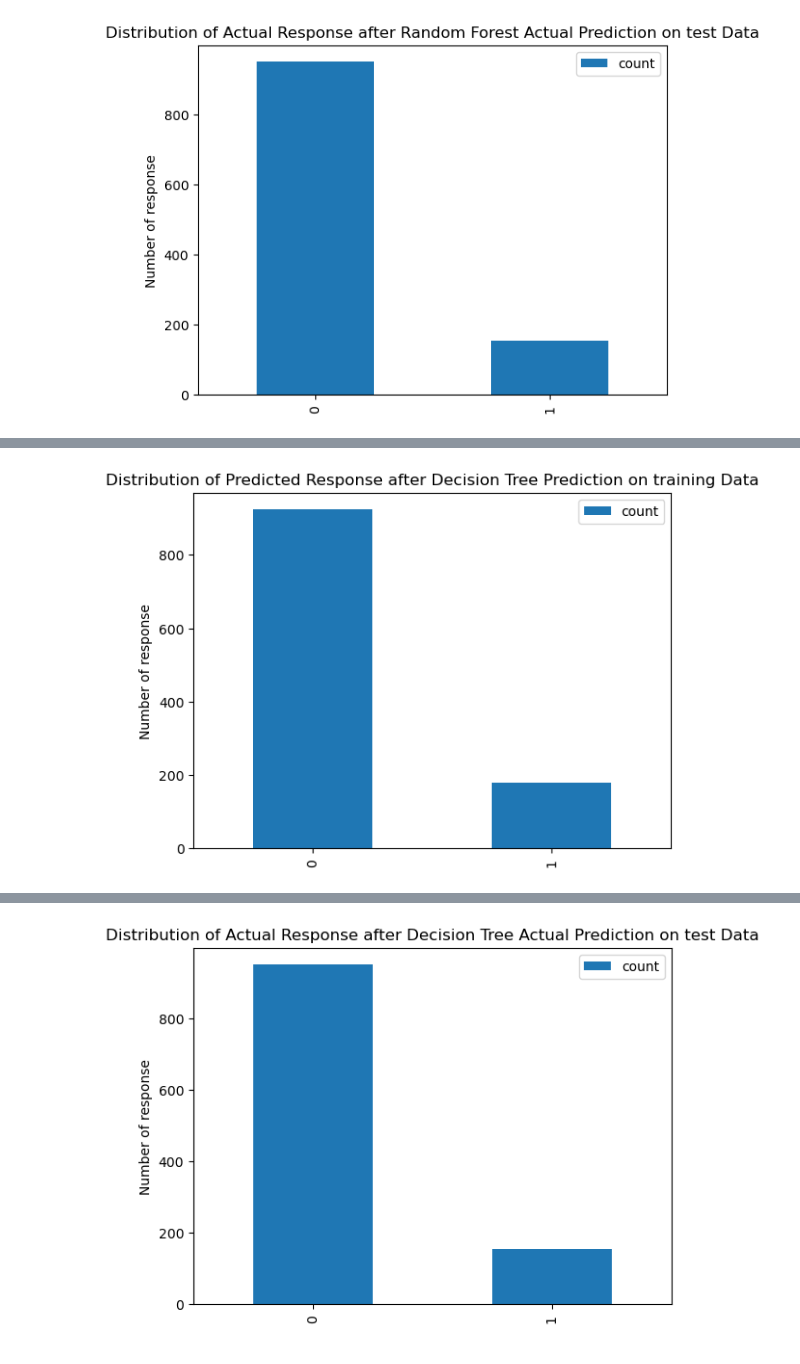
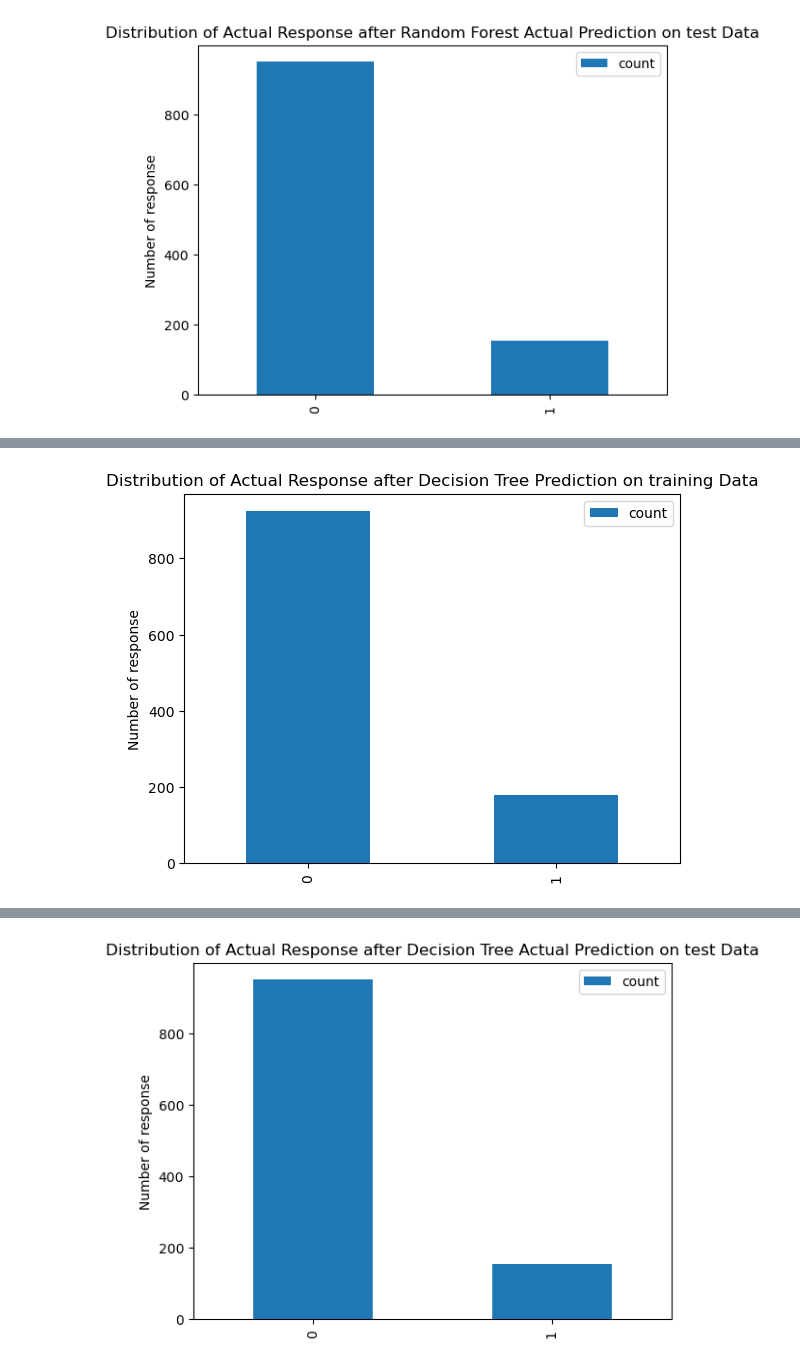
Before and after one commit to KaiFeng-tp-mbap/mldp_project, a Jupyter notebook: MLDP Program Codes Submission Template.ipynb, the cells around one changed output, grey strips where cells are left out. Drawn from its saved outputs; the diff is of its cells as text; code cells hidden in the pictures.

```diff
--- a/MLDP Program Codes Submission Template.ipynb
+++ b/MLDP Program Codes Submission Template.ipynb
@@ -899,14 +899,14 @@ plt.show()
 # %%
 # Using Barplot to show the distribution of predicted responses after Decision Tree Prediction
 # tally predictions
 pd.Series(X_train_pred_dt['Actual']).value_counts().plot(kind='bar')
-plt.title(f'Distribution of Predicted Response after Decision Tree Prediction on training Data')
+plt.title(f'Distribution of Actual Response after Decision Tree Prediction on training Data')
 plt.legend()
 plt.xlabel("")
 plt.ylabel("Number of response")
 plt.show()
 # %% [output]
-[figure, old version]
+[figure, new version]
 # %%
 # Using Barplot to show the distribution of actual responses after Decision Tree Prediction
 # tally predictions
```
Also changed, not shown: parts of 33 cells of this notebook.
